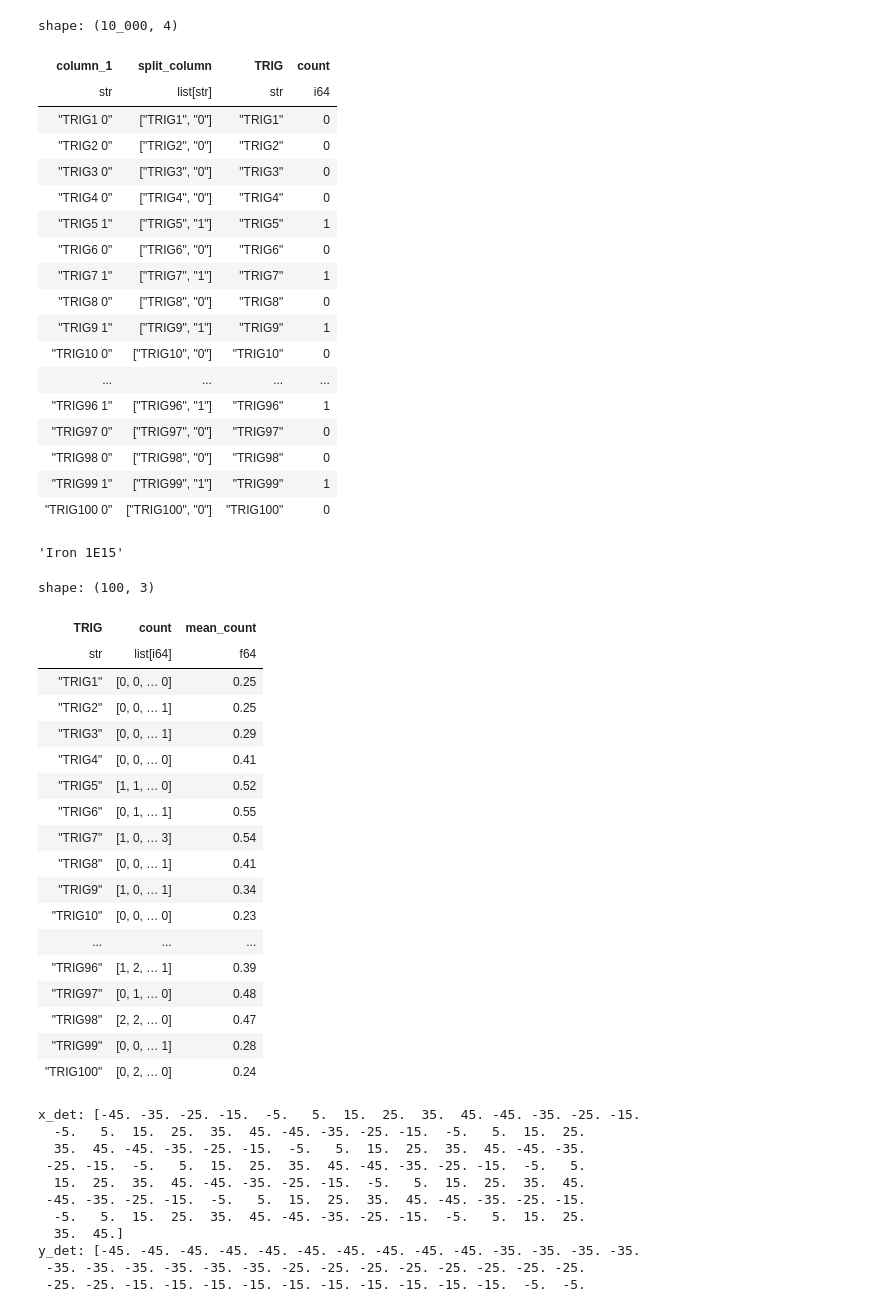
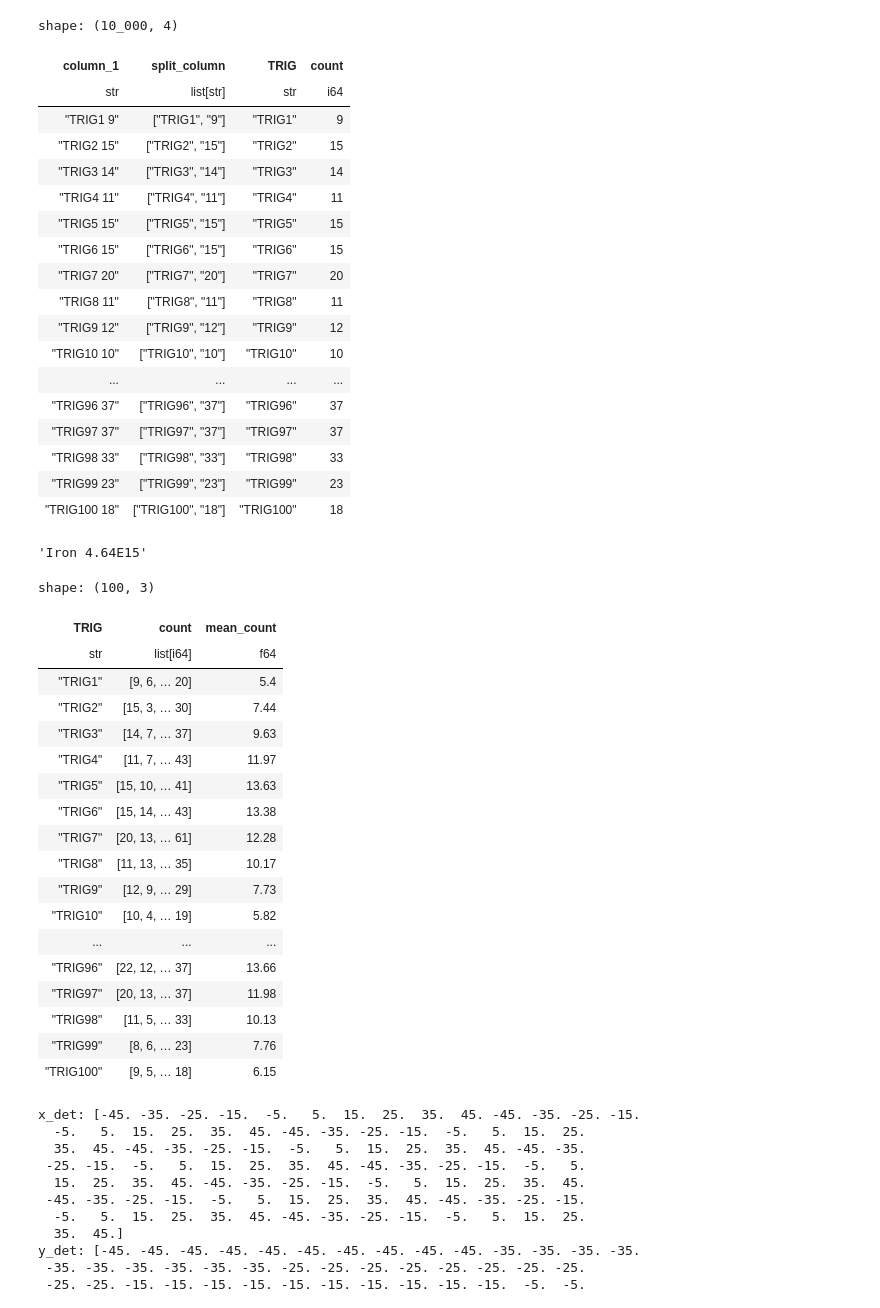
Before and after one commit to lucas-orfei/mestrado, a Jupyter notebook: array_10x10.ipynb, the cells around one changed output. Drawn from its saved outputs; the diff is of its cells as text; code cells hidden in the pictures.

```diff
--- a/array_10x10.ipynb
+++ b/array_10x10.ipynb
@@ -6,35 +6,35 @@ import seaborn as sns
 # %%
 # Leitura do arquivo
 
-arquivo = 'iron1E15_array'
+arquivo = 'photon4.64E15_array'
 
 df = pl.read_csv(arquivo, has_header= False).filter(pl.col('column_1').str.contains('TRIG'))
 
 df = df.with_columns(pl.col("column_1").str.split(" ").alias("split_column"))
 df = df.with_columns(pl.col("split_column").list.get(0).alias("TRIG"))
 df = df.with_columns(pl.col("split_column").list.get(1).cast(pl.Int64).alias("count"))
 
 df
 # %% [output]
 shape: (10_000, 4)
 | column_1 | split_column | TRIG | count |
 | str | list[str] | str | i64 |
-| "TRIG1 0" | ["TRIG1", "0"] | "TRIG1" | 0 |
-| "TRIG2 0" | ["TRIG2", "0"] | "TRIG2" | 0 |
-| "TRIG3 0" | ["TRIG3", "0"] | "TRIG3" | 0 |
-| "TRIG4 0" | ["TRIG4", "0"] | "TRIG4" | 0 |
-| "TRIG5 1" | ["TRIG5", "1"] | "TRIG5" | 1 |
-| "TRIG6 0" | ["TRIG6", "0"] | "TRIG6" | 0 |
-| "TRIG7 1" | ["TRIG7", "1"] | "TRIG7" | 1 |
-| "TRIG8 0" | ["TRIG8", "0"] | "TRIG8" | 0 |
-| "TRIG9 1" | ["TRIG9", "1"] | "TRIG9" | 1 |
-| "TRIG10 0" | ["TRIG10", "0"] | "TRIG10" | 0 |
+| "TRIG1 9" | ["TRIG1", "9"] | "TRIG1" | 9 |
+| "TRIG2 15" | ["TRIG2", "15"] | "TRIG2" | 15 |
+| "TRIG3 14" | ["TRIG3", "14"] | "TRIG3" | 14 |
+| "TRIG4 11" | ["TRIG4", "11"] | "TRIG4" | 11 |
+| "TRIG5 15" | ["TRIG5", "15"] | "TRIG5" | 15 |
+| "TRIG6 15" | ["TRIG6", "15"] | "TRIG6" | 15 |
+| "TRIG7 20" | ["TRIG7", "20"] | "TRIG7" | 20 |
+| "TRIG8 11" | ["TRIG8", "11"] | "TRIG8" | 11 |
+| "TRIG9 12" | ["TRIG9", "12"] | "TRIG9" | 12 |
+| "TRIG10 10" | ["TRIG10", "10"] | "TRIG10" | 10 |
 | ... | ... | ... | ... |
-| "TRIG96 1" | ["TRIG96", "1"] | "TRIG96" | 1 |
-| "TRIG97 0" | ["TRIG97", "0"] | "TRIG97" | 0 |
-| "TRIG98 0" | ["TRIG98", "0"] | "TRIG98" | 0 |
-| "TRIG99 1" | ["TRIG99", "1"] | "TRIG99" | 1 |
-| "TRIG100 0" | ["TRIG100", "0"] | "TRIG100" | 0 |
+| "TRIG96 37" | ["TRIG96", "37"] | "TRIG96" | 37 |
+| "TRIG97 37" | ["TRIG97", "37"] | "TRIG97" | 37 |
+| "TRIG98 33" | ["TRIG98", "33"] | "TRIG98" | 33 |
+| "TRIG99 23" | ["TRIG99", "23"] | "TRIG99" | 23 |
+| "TRIG100 18" | ["TRIG100", "18"] | "TRIG100" | 18 |
 # %%
 import re
 def formatar_string(s):
@@ -53,7 +53,7 @@ def formatar_string(s):
 name = formatar_string(arquivo)
 name
 # %% [output]
-'Iron 1E15'
+'Iron 4.64E15'
 # %%
 # Transformação das contagens de partículas em listas e na média de contagens
 
@@ -66,22 +66,22 @@ df2
 shape: (100, 3)
 | TRIG | count | mean_count |
 | str | list[i64] | f64 |
-| "TRIG1" | [0, 0, … 0] | 0.25 |
-| "TRIG2" | [0, 0, … 1] | 0.25 |
-| "TRIG3" | [0, 0, … 1] | 0.29 |
-| "TRIG4" | [0, 0, … 0] | 0.41 |
-| "TRIG5" | [1, 1, … 0] | 0.52 |
-| "TRIG6" | [0, 1, … 1] | 0.55 |
-| "TRIG7" | [1, 0, … 3] | 0.54 |
-| "TRIG8" | [0, 0, … 1] | 0.41 |
-| "TRIG9" | [1, 0, … 1] | 0.34 |
-| "TRIG10" | [0, 0, … 0] | 0.23 |
+| "TRIG1" | [9, 6, … 20] | 5.4 |
+| "TRIG2" | [15, 3, … 30] | 7.44 |
+| "TRIG3" | [14, 7, … 37] | 9.63 |
+| "TRIG4" | [11, 7, … 43] | 11.97 |
+| "TRIG5" | [15, 10, … 41] | 13.63 |
+| "TRIG6" | [15, 14, … 43] | 13.38 |
+| "TRIG7" | [20, 13, … 61] | 12.28 |
+| "TRIG8" | [11, 13, … 35] | 10.17 |
+| "TRIG9" | [12, 9, … 29] | 7.73 |
+| "TRIG10" | [10, 4, … 19] | 5.82 |
 | ... | ... | ... |
-| "TRIG96" | [1, 2, … 1] | 0.39 |
-| "TRIG97" | [0, 1, … 0] | 0.48 |
-| "TRIG98" | [2, 2, … 0] | 0.47 |
-| "TRIG99" | [0, 0, … 1] | 0.28 |
-| "TRIG100" | [0, 2, … 0] | 0.24 |
+| "TRIG96" | [22, 12, … 37] | 13.66 |
+| "TRIG97" | [20, 13, … 37] | 11.98 |
+| "TRIG98" | [11, 5, … 33] | 10.13 |
+| "TRIG99" | [8, 6, … 23] | 7.76 |
+| "TRIG100" | [9, 5, … 18] | 6.15 |
 # %%
 # Lista dos TRIGS com valores da média
 
```
Also changed, not shown: parts of 10 cells of this notebook.
